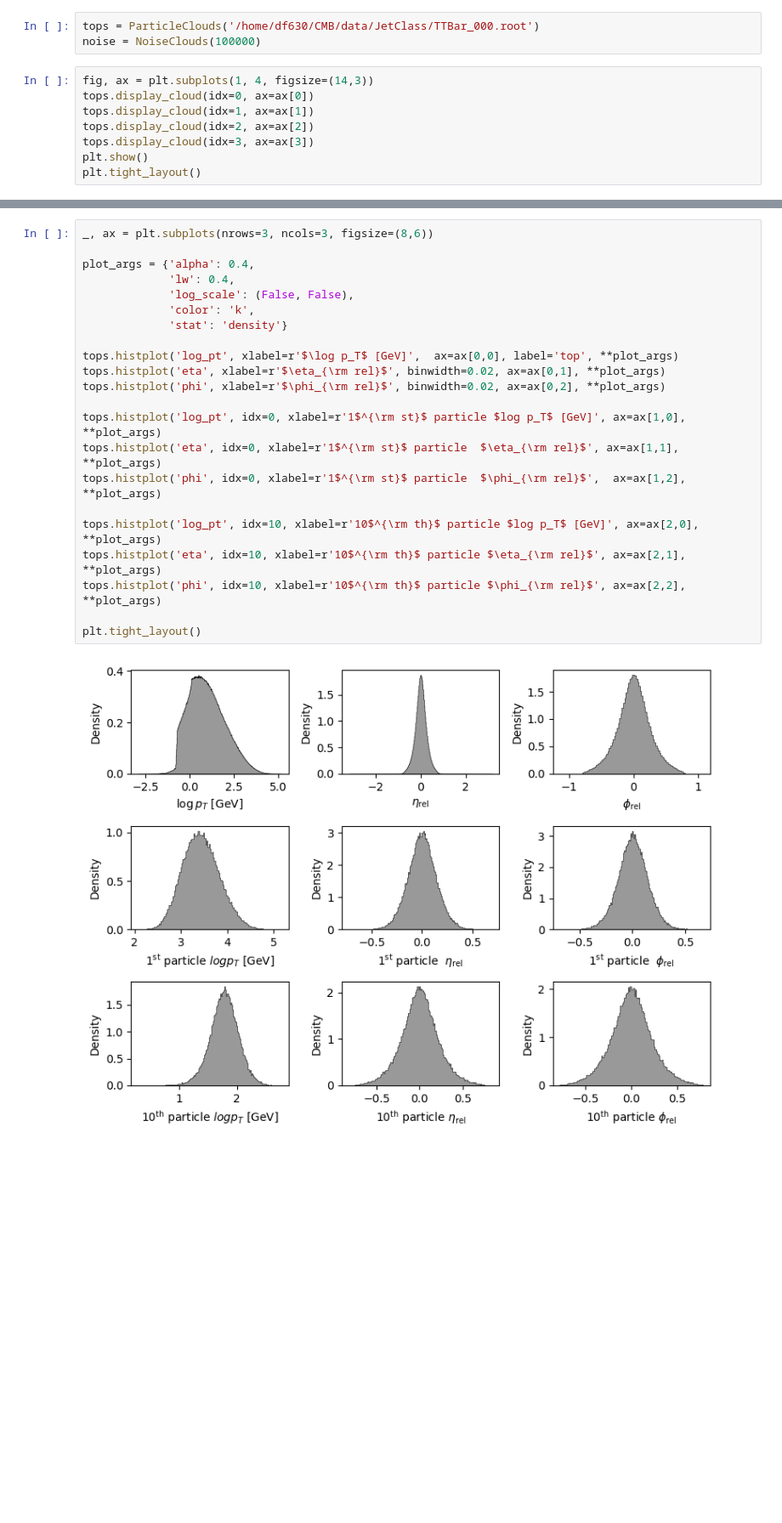
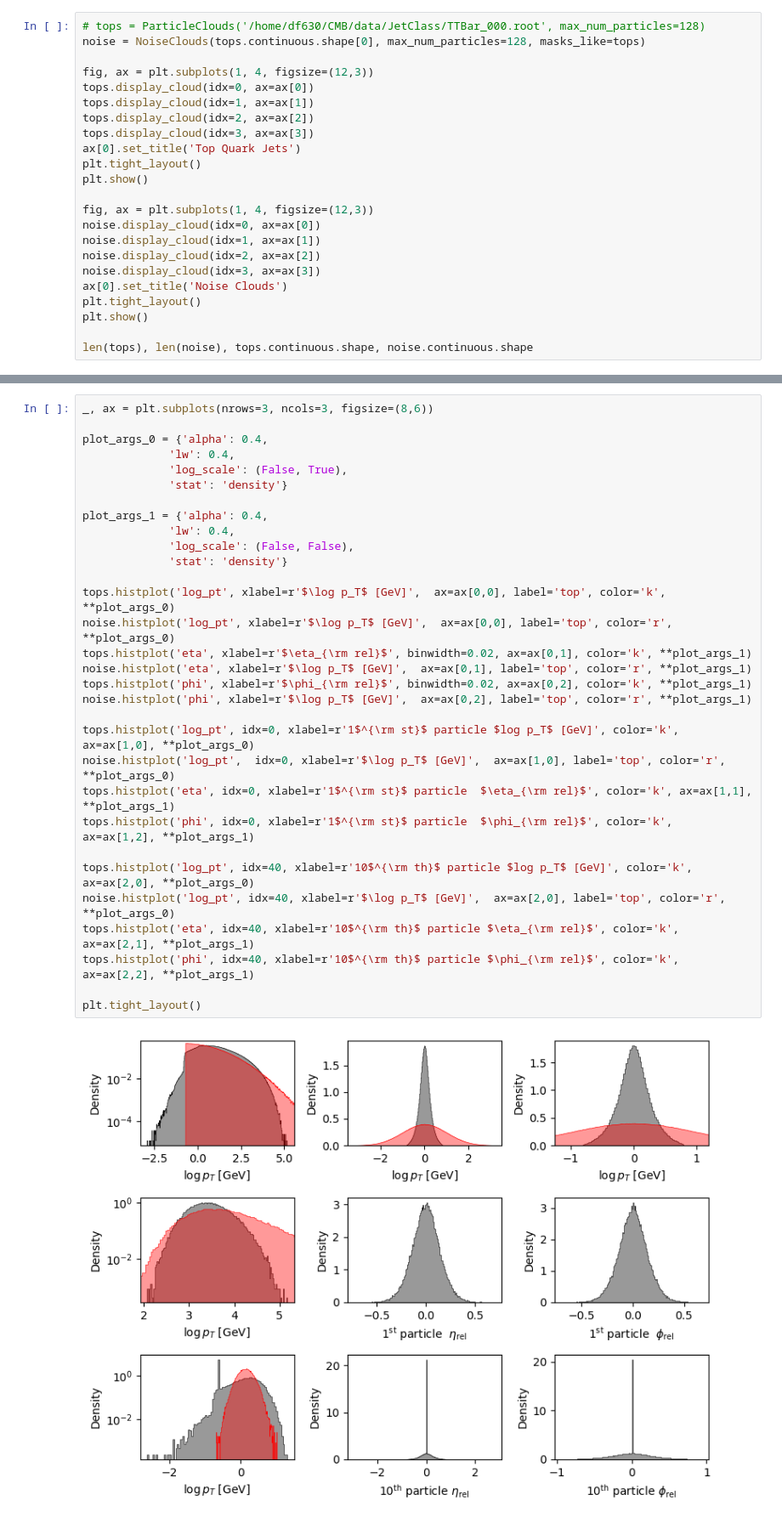
Before and after one commit to dfaroughy/CMB, a Jupyter notebook: experiments/jetclass/JetClass.ipynb, the cells around one changed output, grey strips where cells are left out. Shown: that part at 85% size. Cells and saved outputs as stored; diff of their text form; blank space fills up the shorter version.

```diff
--- a/experiments/jetclass/JetClass.ipynb
+++ b/experiments/jetclass/JetClass.ipynb
@@ -249,15 +326,27 @@ class NoiseClouds:
             ax.set_xticks([])
             ax.set_yticks([])
             ax.set_facecolor(facecolor)  # Set the same color for the axis background
-# %%
-tops = ParticleClouds('/home/df630/CMB/data/JetClass/TTBar_000.root')
-noise = NoiseClouds(100000)
 # %%
-fig, ax = plt.subplots(1, 4, figsize=(14,3))
+# tops = ParticleClouds('/home/df630/CMB/data/JetClass/TTBar_000.root', max_num_particles=128)
+noise = NoiseClouds(tops.continuous.shape[0], max_num_particles=128, masks_like=tops)
+
+fig, ax = plt.subplots(1, 4, figsize=(12,3))
 tops.display_cloud(idx=0, ax=ax[0])
 tops.display_cloud(idx=1, ax=ax[1])
 tops.display_cloud(idx=2, ax=ax[2])
 tops.display_cloud(idx=3, ax=ax[3])
+ax[0].set_title('Top Quark Jets')
+plt.tight_layout()
 plt.show()
+
+fig, ax = plt.subplots(1, 4, figsize=(12,3))
+noise.display_cloud(idx=0, ax=ax[0])
+noise.display_cloud(idx=1, ax=ax[1])
+noise.display_cloud(idx=2, ax=ax[2])
+noise.display_cloud(idx=3, ax=ax[3])
+ax[0].set_title('Noise Clouds')
 plt.tight_layout()
+plt.show()
+
+len(tops), len(noise), tops.continuous.shape, noise.continuous.shape
 # %% [output]
@@ -277,24 +377,33 @@ plt.tight_layout()
 # %%
 _, ax = plt.subplots(nrows=3, ncols=3, figsize=(8,6))
 
-plot_args = {'alpha': 0.4,
+plot_args_0 = {'alpha': 0.4,
+             'lw': 0.4,
+             'log_scale': (False, True),
+             'stat': 'density'}
+
+plot_args_1 = {'alpha': 0.4,
              'lw': 0.4,
              'log_scale': (False, False),
-             'color': 'k',
              'stat': 'density'}
 
-tops.histplot('log_pt', xlabel=r'$\log p_T$ [GeV]',  ax=ax[0,0], label='top', **plot_args)
-tops.histplot('eta', xlabel=r'$\eta_{\rm rel}$', binwidth=0.02, ax=ax[0,1], **plot_args)
-tops.histplot('phi', xlabel=r'$\phi_{\rm rel}$', binwidth=0.02, ax=ax[0,2], **plot_args)
+tops.histplot('log_pt', xlabel=r'$\log p_T$ [GeV]',  ax=ax[0,0], label='top', color='k', **plot_args_0)
+noise.histplot('log_pt', xlabel=r'$\log p_T$ [GeV]',  ax=ax[0,0], label='top', color='r', **plot_args_0)
+tops.histplot('eta', xlabel=r'$\eta_{\rm rel}$', binwidth=0.02, ax=ax[0,1], color='k', **plot_args_1)
+noise.histplot('eta', xlabel=r'$\log p_T$ [GeV]',  ax=ax[0,1], label='top', color='r', **plot_args_1)
+tops.histplot('phi', xlabel=r'$\phi_{\rm rel}$', binwidth=0.02, ax=ax[0,2], color='k', **plot_args_1)
+noise.histplot('phi', xlabel=r'$\log p_T$ [GeV]',  ax=ax[0,2], label='top', color='r', **plot_args_1)
 
-tops.histplot('log_pt', idx=0, xlabel=r'1$^{\rm st}$ particle $log p_T$ [GeV]', ax=ax[1,0], **plot_args)
-tops.histplot('eta', idx=0, xlabel=r'1$^{\rm st}$ particle  $\eta_{\rm rel}$', ax=ax[1,1], **plot_args)
-tops.histplot('phi', idx=0, xlabel=r'1$^{\rm st}$ particle  $\phi_{\rm rel}$',  ax=ax[1,2], **plot_args)
+tops.histplot('log_pt', idx=0, xlabel=r'1$^{\rm st}$ particle $log p_T$ [GeV]', color='k', ax=ax[1,0], **plot_args_0)
+noise.histplot('log_pt',  idx=0, xlabel=r'$\log p_T$ [GeV]',  ax=ax[1,0], label='top', color='r', **plot_args_0)
+tops.histplot('eta', idx=0, xlabel=r'1$^{\rm st}$ particle  $\eta_{\rm rel}$', color='k', ax=ax[1,1], **plot_args_1)
+tops.histplot('phi', idx=0, xlabel=r'1$^{\rm st}$ particle  $\phi_{\rm rel}$', color='k',  ax=ax[1,2], **plot_args_1)
 
-tops.histplot('log_pt', idx=10, xlabel=r'10$^{\rm th}$ particle $log p_T$ [GeV]', ax=ax[2,0], **plot_args)
-tops.histplot('eta', idx=10, xlabel=r'10$^{\rm th}$ particle $\eta_{\rm rel}$', ax=ax[2,1], **plot_args)
-tops.histplot('phi', idx=10, xlabel=r'10$^{\rm th}$ particle $\phi_{\rm rel}$', ax=ax[2,2], **plot_args)
+tops.histplot('log_pt', idx=40, xlabel=r'10$^{\rm th}$ particle $log p_T$ [GeV]', color='k', ax=ax[2,0], **plot_args_0)
+noise.histplot('log_pt', idx=40, xlabel=r'$\log p_T$ [GeV]',  ax=ax[2,0], label='top', color='r', **plot_args_0)
+tops.histplot('eta', idx=40, xlabel=r'10$^{\rm th}$ particle $\eta_{\rm rel}$', color='k', ax=ax[2,1], **plot_args_1)
+tops.histplot('phi', idx=40, xlabel=r'10$^{\rm th}$ particle $\phi_{\rm rel}$', color='k', ax=ax[2,2], **plot_args_1)
 
 plt.tight_layout()
 # %% [output]
-[figure, old version]
+[figure, new version]
```
Also changed, not shown: parts of 10 cells of this notebook, 12 other files.
